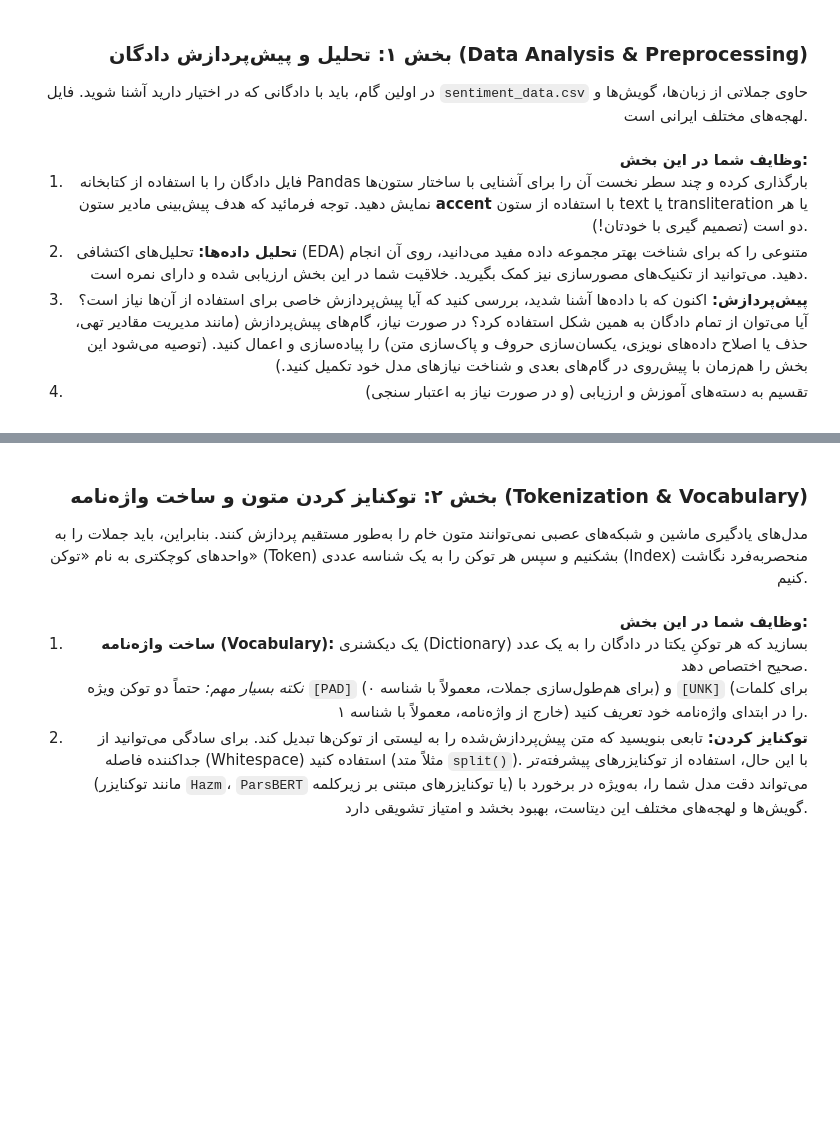
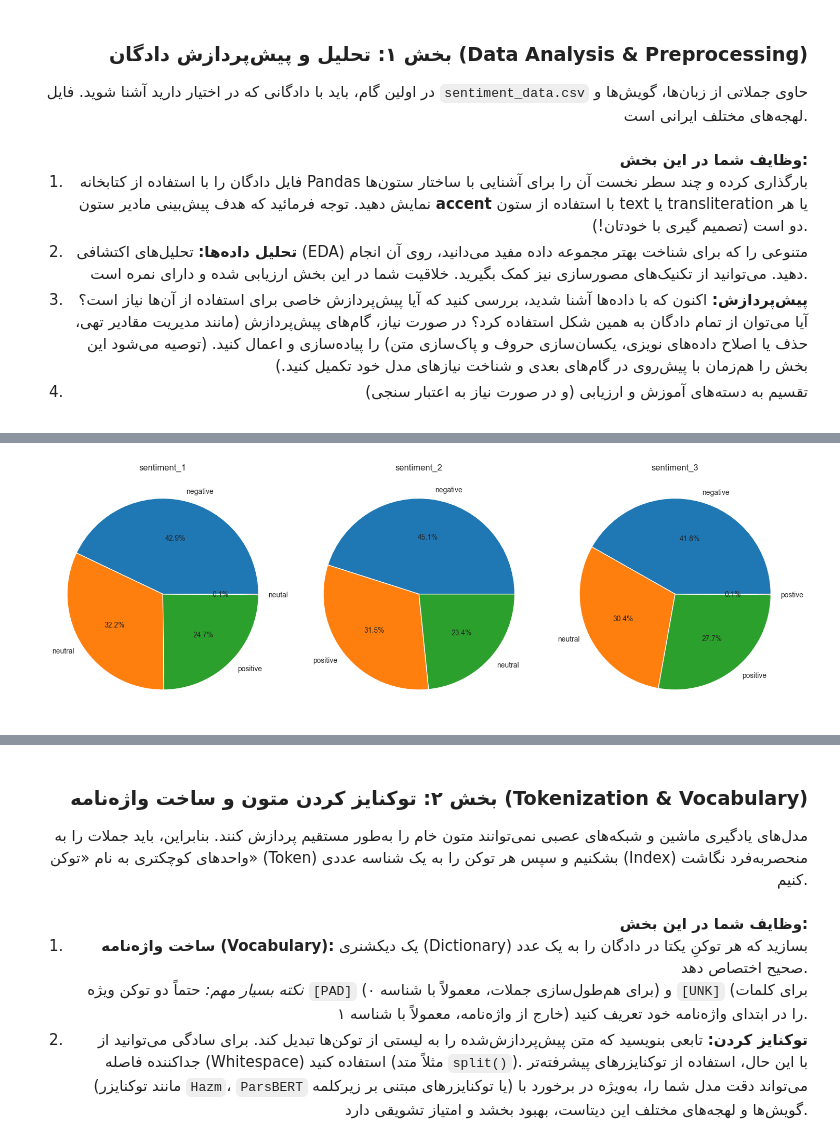
Before and after one commit to AmirhosseinRHT/Natural-Language-Processing-Projects, a Jupyter notebook: CA2/CA2.ipynb, the cells around one changed output, grey strips where cells are left out. Saved outputs shown, nothing was run; the diff lists cells and outputs as text; code cells hidden in the pictures; blank space fills up the shorter version.

```diff
--- a/CA2/CA2.ipynb
+++ b/CA2/CA2.ipynb
@@ -97,3 +191,15 @@ df.head()
+# %%
+fig, axes = plt.subplots(1, 3, figsize=(15, 5))
+
+for i, col in enumerate(sentiment_cols):
+    sentiment_counts = df[col].value_counts()
+    axes[i].pie(sentiment_counts.values, labels=sentiment_counts.index, autopct='%1.1f%%')
+    axes[i].set_title(f'{col}')
+
+plt.tight_layout()
+plt.show()
+# %% [output]
+[figure, added]
 # %%
 
 
```
Also changed, not shown: parts of 5 cells of this notebook, 1 other file.
